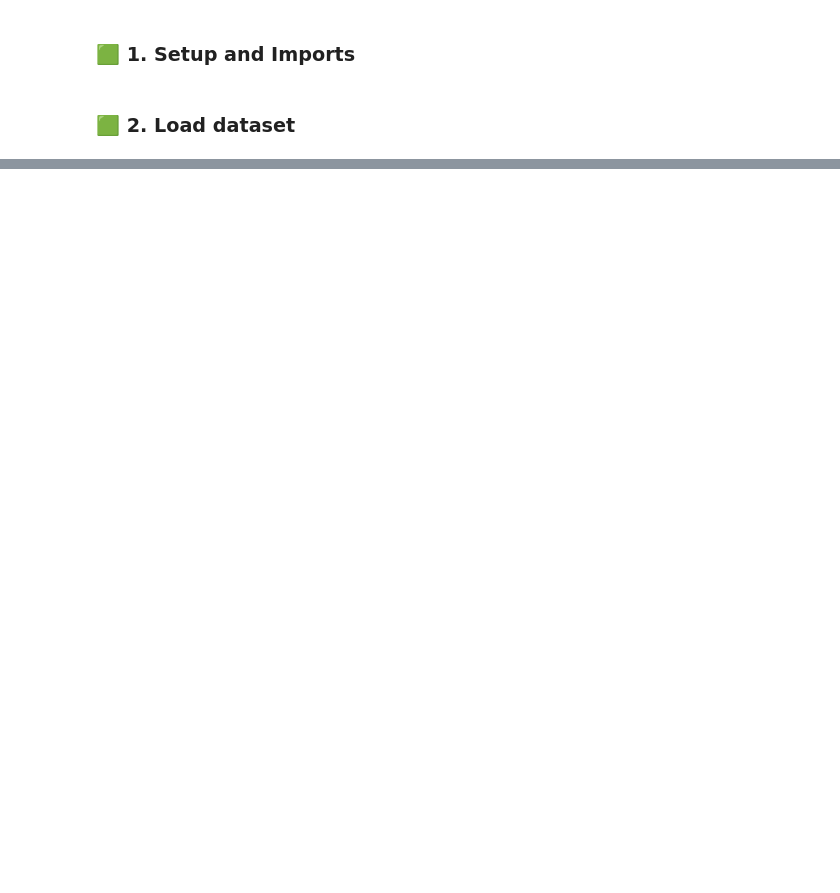
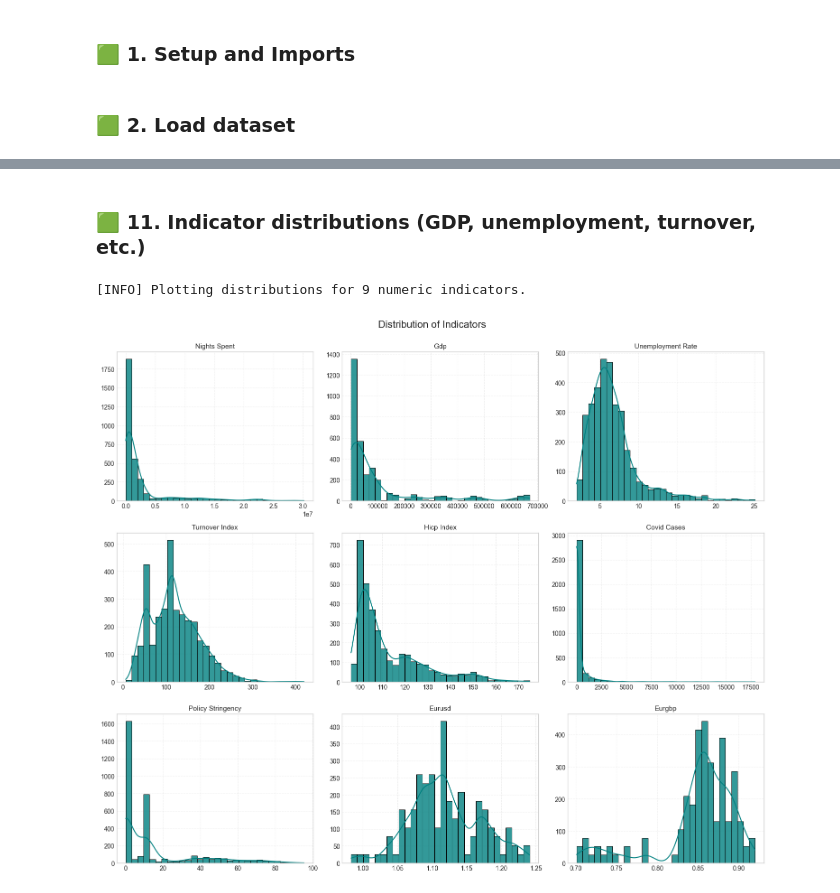
Before and after one commit to gsanaev/forecasting-explaining-hotel-demand-in-eu, a Jupyter notebook: notebooks/01-data-exploration.ipynb, the cells around one changed output, grey strips where cells are left out. Saved outputs shown, nothing was run; the diff lists cells and outputs as text; code cells hidden in the pictures; blank space fills up the shorter version.

```diff
--- a/notebooks/01-data-exploration.ipynb
+++ b/notebooks/01-data-exploration.ipynb
@@ -184,0 +359,47 @@ print("💾 Saved full dataset:", full_df.shape)
+# %% [markdown]
+### 🟩 11. Indicator distributions (GDP, unemployment, turnover, etc.)
+# %%
+# === Distribution of Indicators ===
+
+# --- Define numeric columns of interest ---
+numeric_cols_all = [
+    "nights_spent", "gdp", "unemployment_rate",
+    "turnover_index", "hicp_index",
+    "covid_cases", "policy_stringency",
+    "eurusd", "eurgbp"
+]
+
+# --- Filter to columns present and valid ---
+numeric_cols_all = [c for c in numeric_cols_all if c in eda.columns and eda[c].nunique() > 3]
+print(f"[INFO] Plotting distributions for {len(numeric_cols_all)} numeric indicators.")
+
+# --- Grid layout (3x3 since we have 9 plots) ---
+n_cols = 3
+n_rows = math.ceil(len(numeric_cols_all) / n_cols)
+
+plt.figure(figsize=(n_cols * 5, n_rows * 4))
+
+# --- Plot histograms ---
+for i, col in enumerate(numeric_cols_all, 1):
+    plt.subplot(n_rows, n_cols, i)
+    sns.histplot(
+        eda[col].dropna(),
+        kde=True,
+        bins=30,
+        color="teal",
+        alpha=0.8,
+    )
+    plt.title(col.replace("_", " ").title(), fontsize=11)
+    plt.xlabel("")
+    plt.ylabel("")
+    plt.grid(alpha=0.3, linestyle="--")
+
+plt.tight_layout()
+plt.suptitle("Distribution of Indicators", fontsize=16, y=1.03)
+plt.show()
+
+# Optional: reuse this list for correlation analysis
+numeric_cols_corr = numeric_cols_all
+# %% [output]
+[INFO] Plotting distributions for 9 numeric indicators.
+[figure, added]
```
Also changed, not shown: parts of 37 cells of this notebook, 1 other file.
